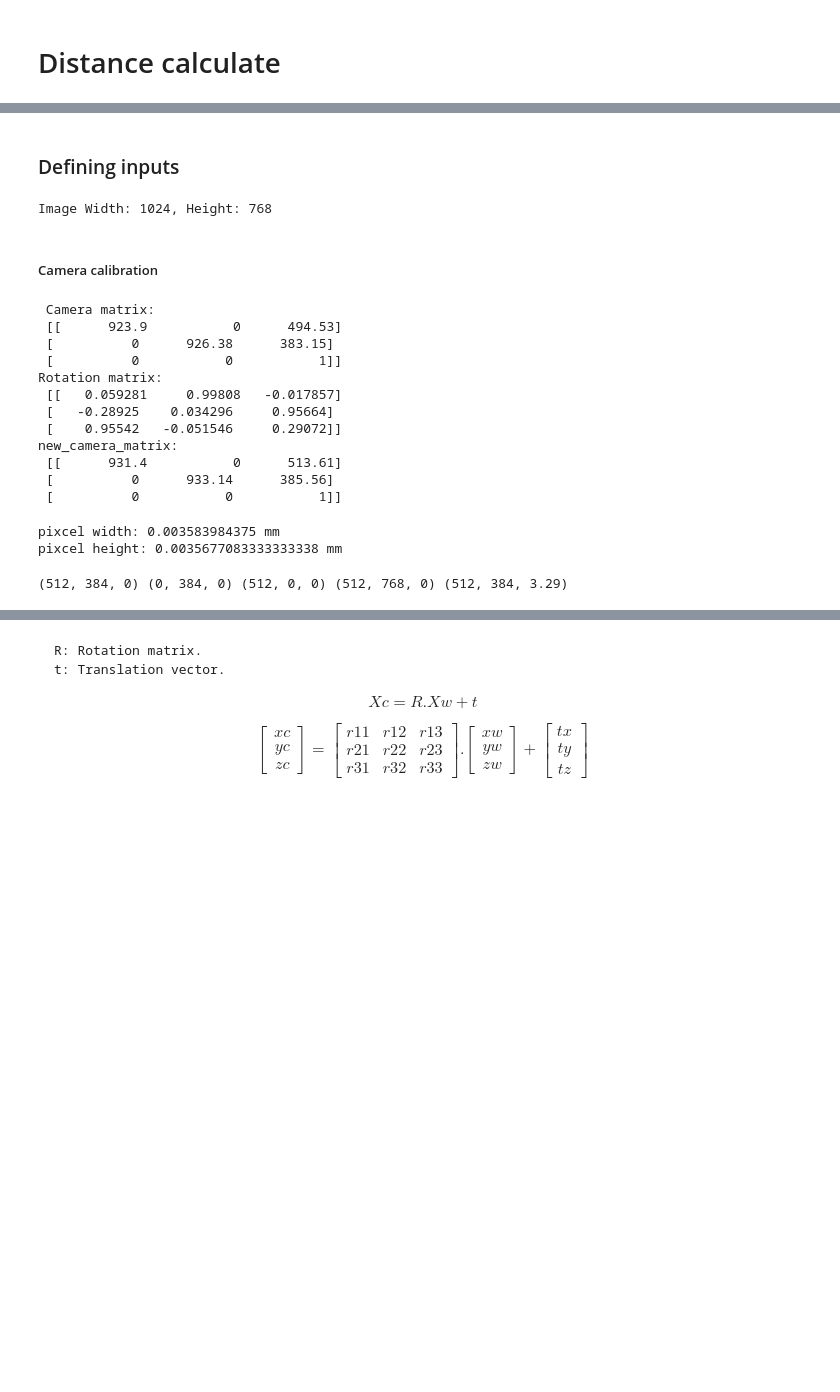
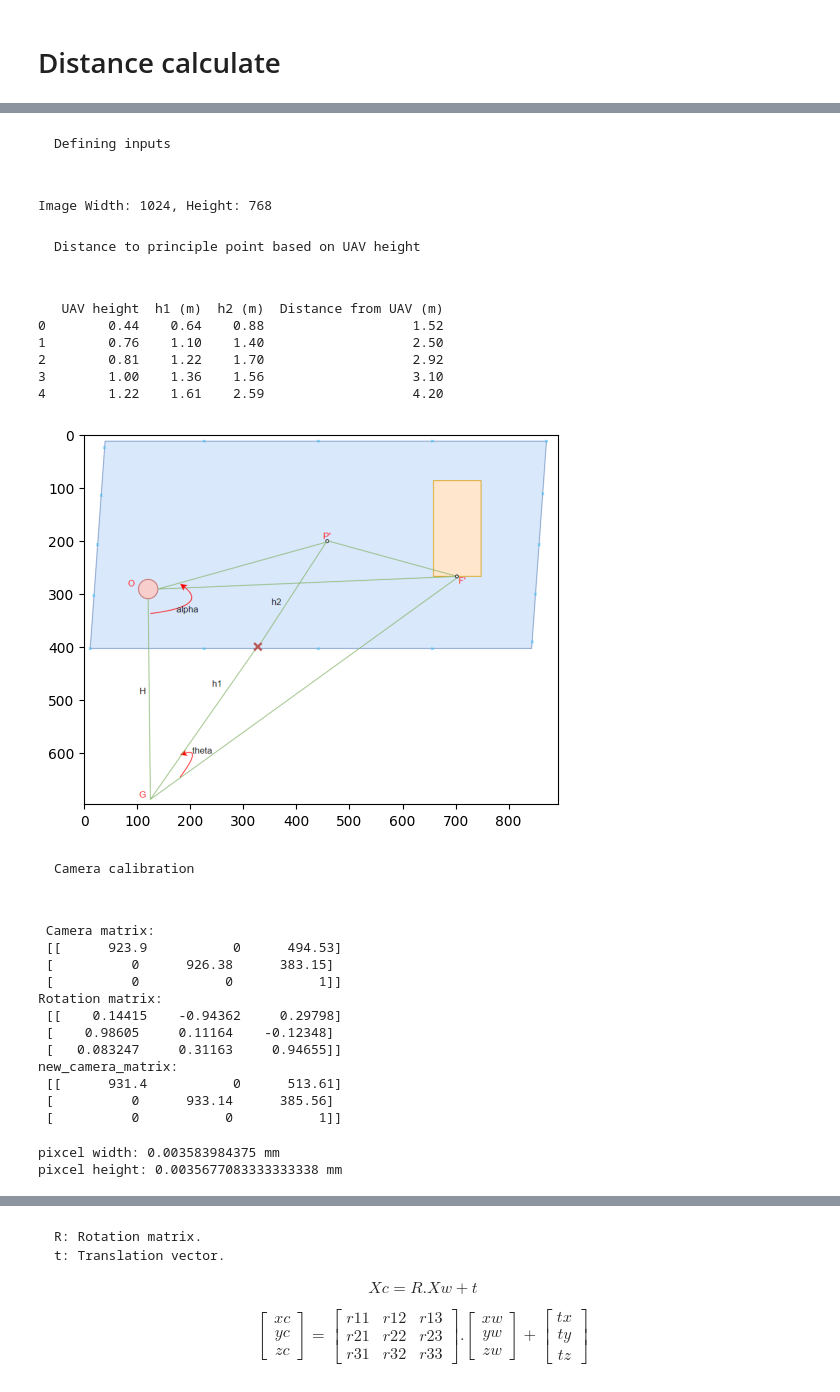
Before and after one commit to nhchung11/Distance-estimation-based-on-one-camera, a Jupyter notebook: main/Distance.ipynb, the cells around one changed output, grey strips where cells are left out. Saved outputs shown, nothing was run; the diff lists cells and outputs as text; code cells hidden in the pictures; blank space fills up the shorter version.

Commit message:
Distance: Xi, Xc, Xw

````diff
--- a/main/Distance.ipynb
+++ b/main/Distance.ipynb
@@ -14,6 +15,7 @@ import pandas as pd
 import os
 import glob
 # %% [markdown]
-### Defining inputs
+```latex
+Defining inputs
 # %%
 # Image width = 1024, height = 768
@@ -48,8 +50,30 @@ s_w, s_h = 3.67, 2.74
 w, h = 1024, 768
 # %% [output]
 Image Width: 1024, Height: 768
+# %% [markdown]
+```latex
+Distance to principle point based on UAV height
+# %%
+df = pd.read_csv(r'D:\python\Distance_measurement\scripts\visualize\real_distance.csv')
+# To display the first 5 rows of the dataframe
+print(df.iloc[:, :4])
+# %% [output]
+   UAV height  h1 (m)  h2 (m)  Distance from UAV (m)
+0        0.44    0.64    0.88                   1.52
+1        0.76    1.10    1.40                   2.50
+2        0.81    1.22    1.70                   2.92
+3        1.00    1.36    1.56                   3.10
+4        1.22    1.61    2.59                   4.20
+# %%
+visualize_img2 = cv2.imread(r'D:\python\Distance_measurement\scripts\visualize\visualize2.png')
+# Display the image
+plt.imshow(cv2.cvtColor(visualize_img2, cv2.COLOR_BGR2RGB))
+plt.show()
+# %% [output]
+[figure, added]
 # %% [markdown]
-##### Camera calibration
+```latex
+Camera calibration
 # %%
 # Define the dimensions of checkerboard
 rows = 8
@@ -70,7 +94,7 @@ imgPointsArray = []
 gray = None
 
 
-images = glob.glob('D:\python\CheckerBoards\*.jpg')
+images = glob.glob('D:\python\Distance_measurement\CheckerBoards\*.jpg')
 
 for (index, path) in enumerate(images):
     image = cv2.imread(path)
@@ -124,9 +148,9 @@ print("new_camera_matrix: \n", new_camera_matrix)
  [          0      926.38      383.15]
  [          0           0           1]]
 Rotation matrix:
- [[   0.059281     0.99808   -0.017857]
- [   -0.28925    0.034296     0.95664]
- [    0.95542   -0.051546     0.29072]]
+ [[    0.14415    -0.94362     0.29798]
+ [    0.98605     0.11164    -0.12348]
+ [   0.083247     0.31163     0.94655]]
 new_camera_matrix:
  [[      931.4           0      513.61]
  [          0      933.14      385.56]
@@ -143,14 +167,4 @@ oy = matrix[1][2] / 2
 # %% [output]
 pixcel width: 0.003583984375 mm
 pixcel height: 0.0035677083333333338 mm
-# %%
-img_shape = (int(img.shape[1]), int(img.shape[0]))
-P = (int(img_shape[0] / 2), int(img_shape[1] / 2), 0)
-B = (0, int(img_shape[1] / 2), 0)
-A = (int(img_shape[0] / 2), 0, 0)
-C = (int(img_shape[0] / 2), int(img_shape[1]), 0)
-O = (int(img_shape[0] / 2), int(img_shape[1] / 2), f)
-print(P, B, A, C, O)
-# %% [output]
-(512, 384, 0) (0, 384, 0) (512, 0, 0) (512, 768, 0) (512, 384, 3.29)
 # %% [markdown]
````
Also changed, not shown: parts of 27 cells of this notebook, 2 other files.
